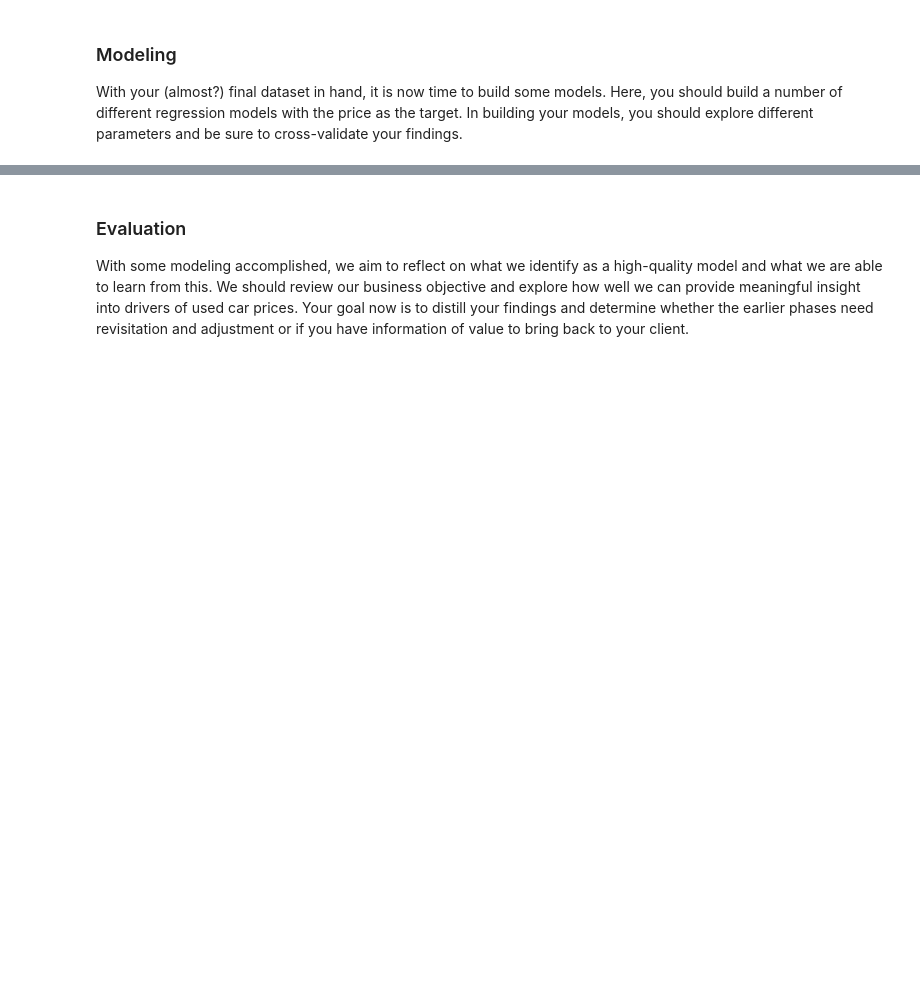
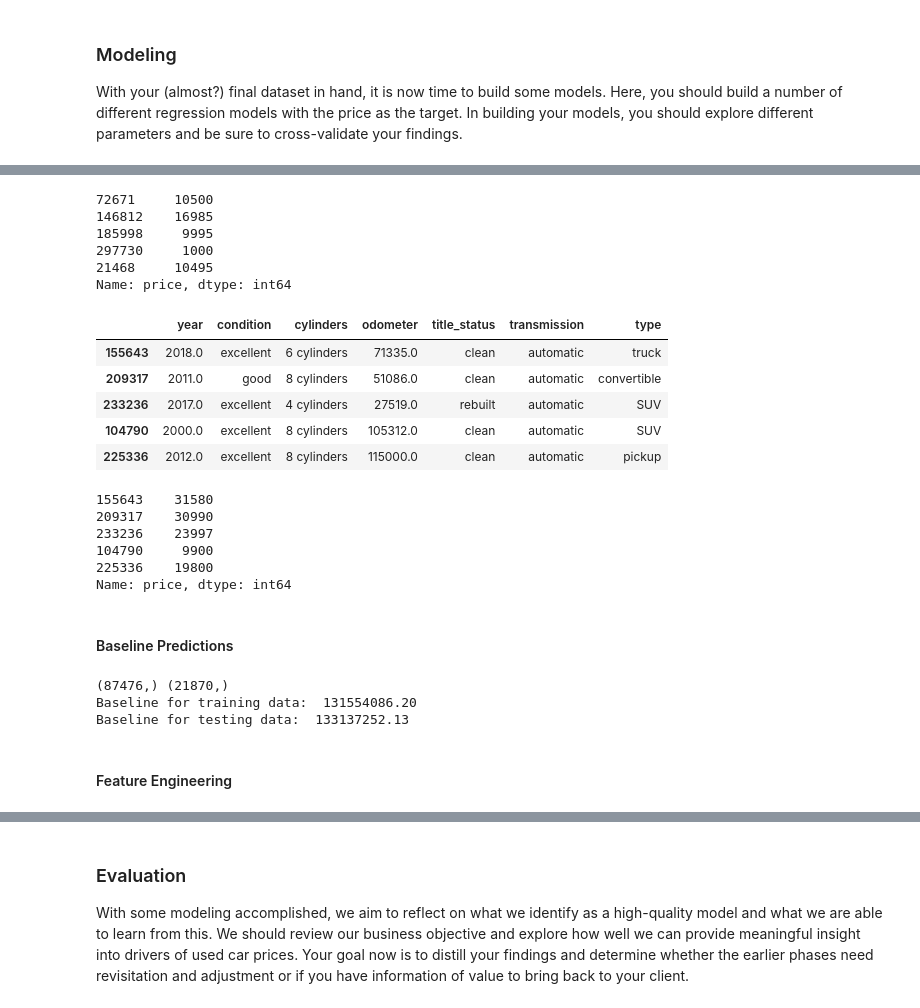
Before and after one commit to JunGaoca/usedCarPricePrediction, a Jupyter notebook: used-car-price-prediction.ipynb, the cells around one changed output, grey strips where cells are left out. Saved outputs shown, nothing was run; the diff lists cells and outputs as text; code cells hidden in the pictures; blank space fills up the shorter version.

```diff
--- a/used-car-price-prediction.ipynb
+++ b/used-car-price-prediction.ipynb
@@ -416,0 +437,44 @@ With your (almost?) final dataset in hand, it is now time to build some models.
+# %%
+y_train.head()
+# %% [output]
+72671     10500
+146812    16985
+185998     9995
+297730     1000
+21468     10495
+Name: price, dtype: int64
+# %%
+X_test.head()
+# %% [output]
+|  | year | condition | cylinders | odometer | title_status | transmission | type |
+| 155643 | 2018.0 | excellent | 6 cylinders | 71335.0 | clean | automatic | truck |
+| 209317 | 2011.0 | good | 8 cylinders | 51086.0 | clean | automatic | convertible |
+| 233236 | 2017.0 | excellent | 4 cylinders | 27519.0 | rebuilt | automatic | SUV |
+| 104790 | 2000.0 | excellent | 8 cylinders | 105312.0 | clean | automatic | SUV |
+| 225336 | 2012.0 | excellent | 8 cylinders | 115000.0 | clean | automatic | pickup |
+# %%
+y_test.head()
+# %% [output]
+155643    31580
+209317    30990
+233236    23997
+104790     9900
+225336    19800
+Name: price, dtype: int64
+# %% [markdown]
+#### Baseline Predictions
+# %%
+baseline_train = np.ones(shape = y_train.shape)*y_train.mean()
+baseline_test = np.ones(shape = y_test.shape)*y_test.mean()
+mse_baseline_train = mean_squared_error(baseline_train, y_train)
+mse_baseline_test = mean_squared_error(baseline_test, y_test)
+
+print(baseline_train.shape, baseline_test.shape)
+print(f'Baseline for training data: {mse_baseline_train: .2f}')
+print(f'Baseline for testing data: {mse_baseline_test: .2f}')
+# %% [output]
+(87476,) (21870,)
+Baseline for training data:  131554086.20
+Baseline for testing data:  133137252.13
+# %% [markdown]
+#### Feature Engineering
```
Also changed, not shown: parts of 38 cells of this notebook, 1 other file.
